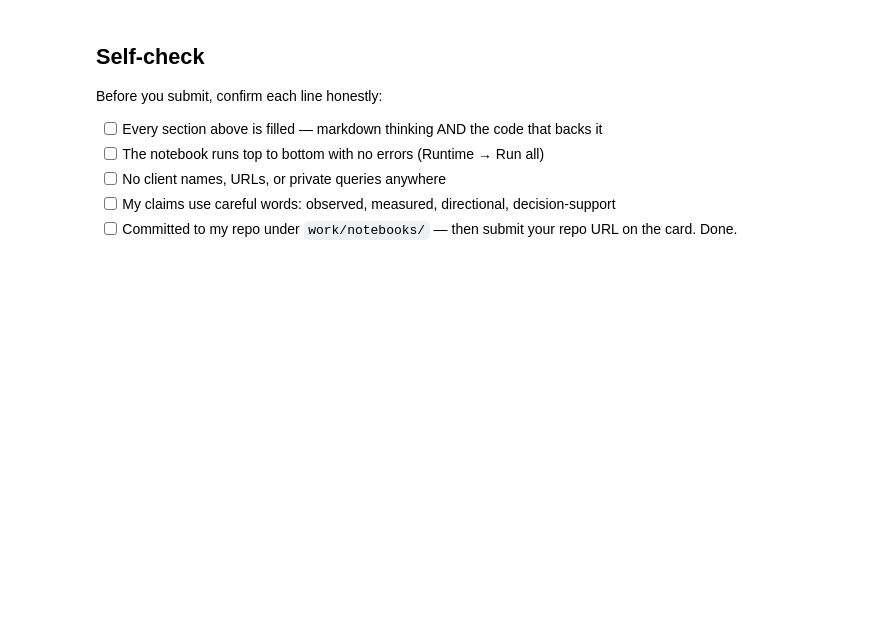
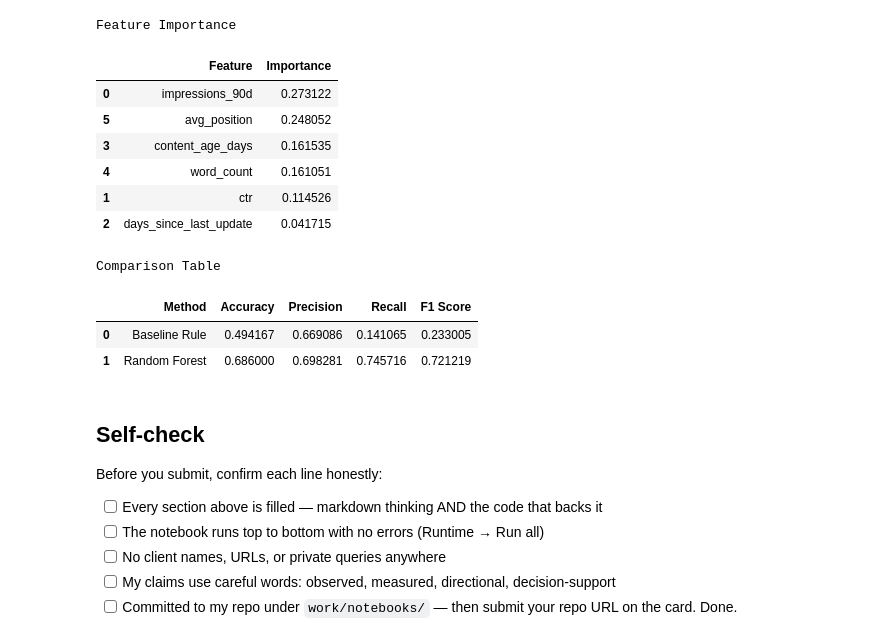
Before and after one commit to ZainAliShah199/flyrank-ml-internship, a Jupyter notebook: work/notebooks/w05_model.ipynb, the cells around one changed output. Drawn from its saved outputs; the diff is of its cells as text; code cells hidden in the pictures; blank space fills up the shorter version.

```diff
--- a/work/notebooks/w05_model.ipynb
+++ b/work/notebooks/w05_model.ipynb
@@ -36,0 +96,24 @@ This skeleton is yours to fill. Work the sections **in order** — each one has
+# %%
+from sklearn.model_selection import train_test_split
+
+features = [
+    "impressions_90d",
+    "ctr",
+    "days_since_last_update",
+    "content_age_days",
+    "word_count",
+    "avg_position"
+]
+
+X = df[features].fillna(0)
+y = df["target"]
+
+X_train, X_test, y_train, y_test = train_test_split(
+    X,
+    y,
+    test_size=0.20,
+    random_state=42
+)
+
+print("Training rows:", len(X_train))
+print("Testing rows:", len(X_test))
@@ -37,3 +183,33 @@ This skeleton is yours to fill. Work the sections **in order** — each one has
+# %%
+# Feature importance
+importance = pd.DataFrame({
+    "Feature": features,
+    "Importance": model.feature_importances_
+})
+
+importance = importance.sort_values(
+    by="Importance",
+    ascending=False
+)
+
+print("Feature Importance")
+display(importance)
+
+print("\nComparison Table")
+display(comparison)
+# %% [output]
+Feature Importance
+|  | Feature | Importance |
+| 0 | impressions_90d | 0.273122 |
+| 5 | avg_position | 0.248052 |
+| 3 | content_age_days | 0.161535 |
+| 4 | word_count | 0.161051 |
+| 1 | ctr | 0.114526 |
+| 2 | days_since_last_update | 0.041715 |
+Comparison Table
+|  | Method | Accuracy | Precision | Recall | F1 Score |
+| 0 | Baseline Rule | 0.494167 | 0.669086 | 0.141065 | 0.233005 |
+| 1 | Random Forest | 0.686000 | 0.698281 | 0.745716 | 0.721219 |
 # %% [markdown]
 ## Self-check
 
```
Also changed, not shown: parts of 17 cells of this notebook.
